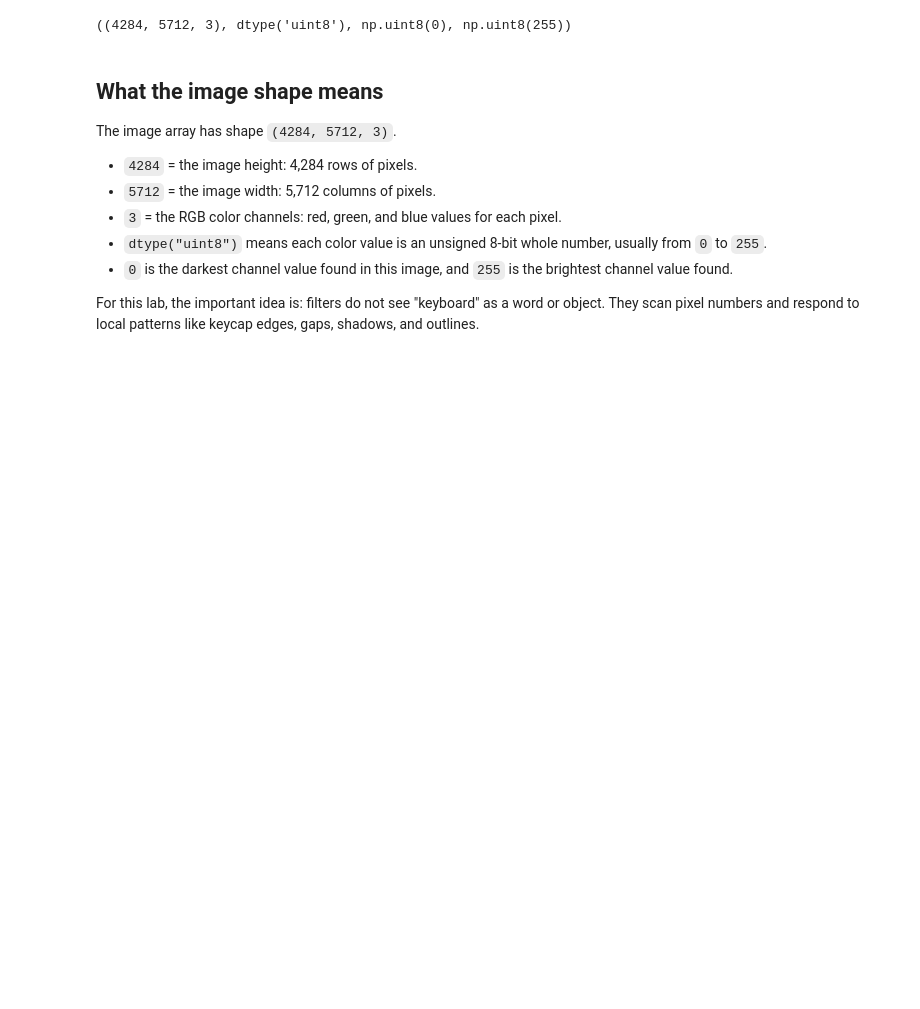
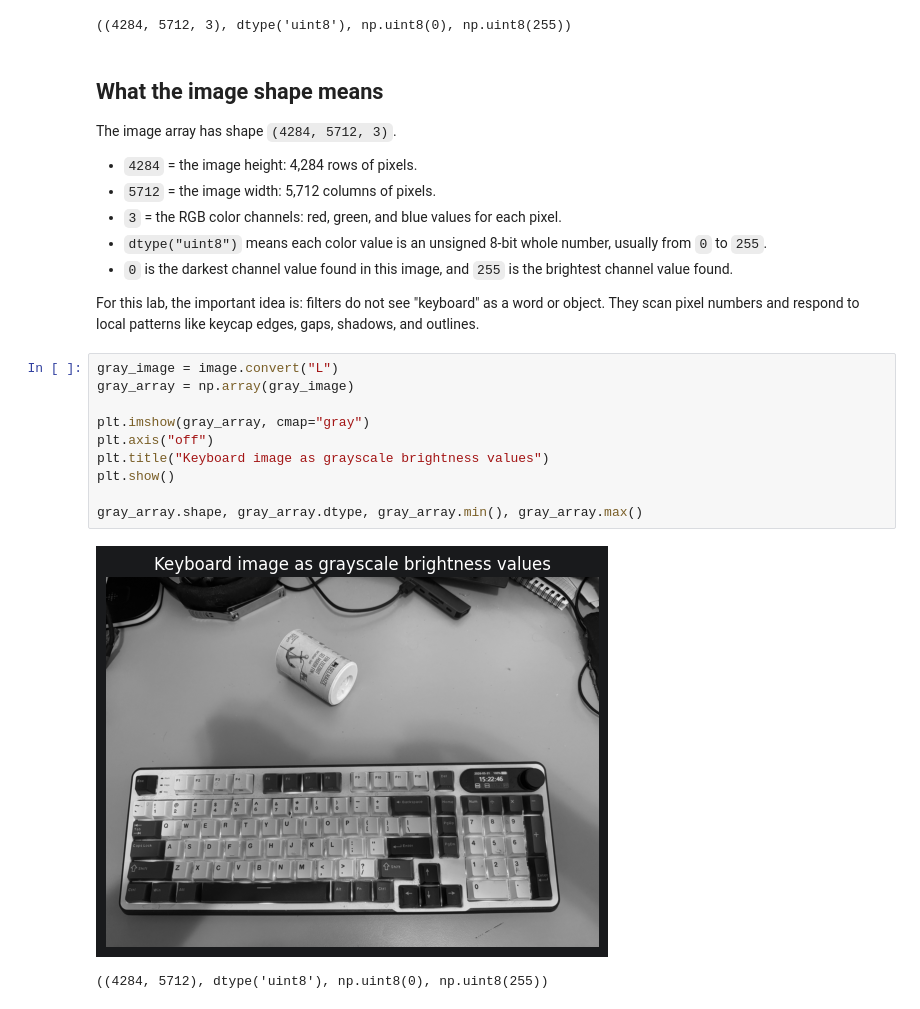
Before and after one commit to majorgilles/cnn-feature-map-lab, a Jupyter notebook: notebooks/01_manual_filters.ipynb, the cells around one changed output. Saved outputs shown, nothing was run; the diff lists cells and outputs as text; blank space fills up the shorter version.

```diff
--- a/notebooks/01_manual_filters.ipynb
+++ b/notebooks/01_manual_filters.ipynb
@@ -37,3 +37,16 @@ The image array has shape `(4284, 5712, 3)`.
 - `0` is the darkest channel value found in this image, and `255` is the brightest channel value found.
 
 For this lab, the important idea is: filters do not see "keyboard" as a word or object. They scan pixel numbers and respond to local patterns like keycap edges, gaps, shadows, and outlines.
+# %%
+gray_image = image.convert("L")
+gray_array = np.array(gray_image)
+
+plt.imshow(gray_array, cmap="gray")
+plt.axis("off")
+plt.title("Keyboard image as grayscale brightness values")
+plt.show()
+
+gray_array.shape, gray_array.dtype, gray_array.min(), gray_array.max()
+# %% [output]
+[figure, added]
+((4284, 5712), dtype('uint8'), np.uint8(0), np.uint8(255))
```
Also changed, not shown: parts of 8 cells of this notebook.
